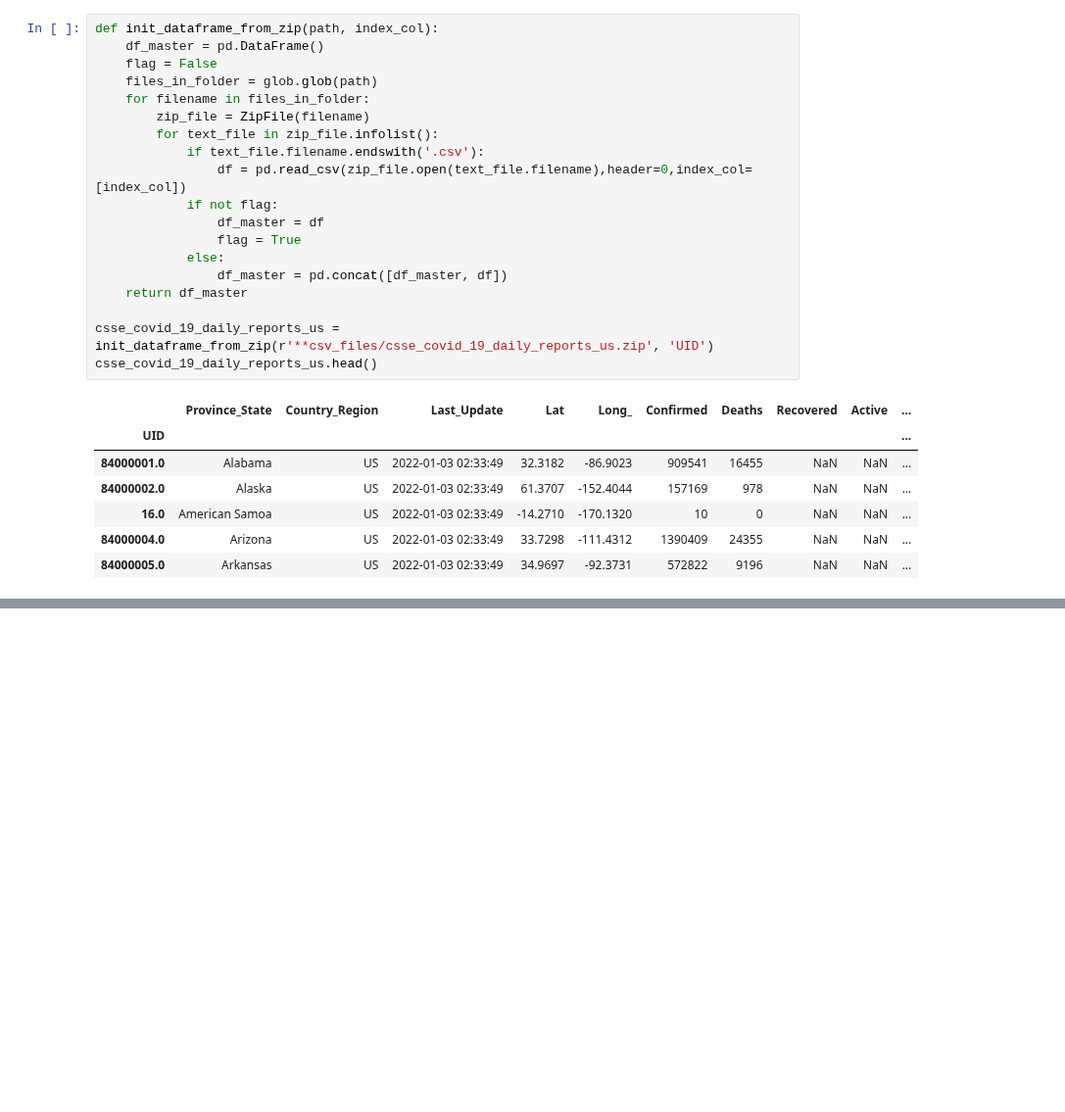
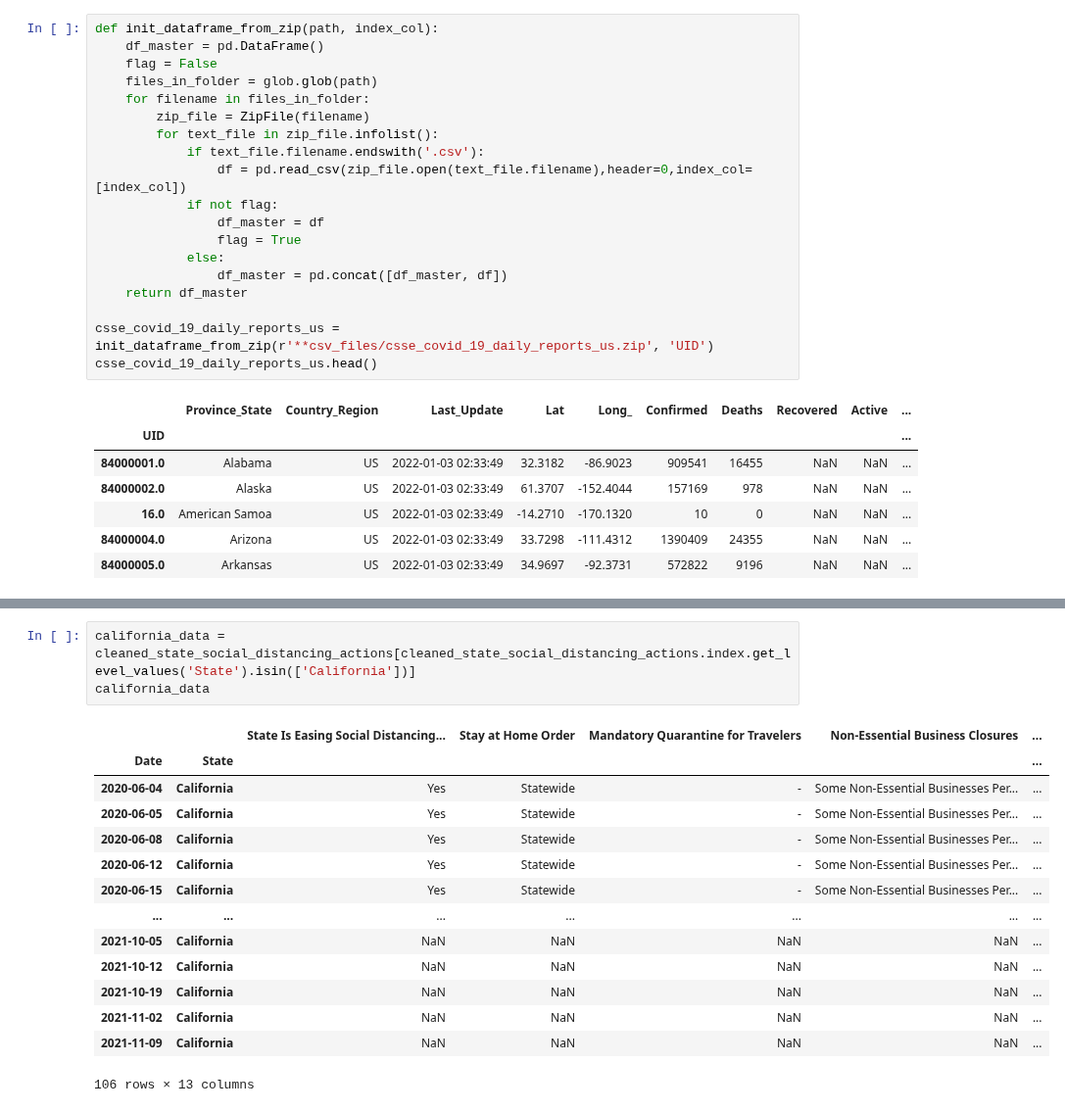
Before and after one commit to Sverre-rt/DATA200-grad_project, a Jupyter notebook: test.ipynb, the cells around one changed output, grey strips where cells are left out. Shown at 98% size. Drawn from its saved outputs; the diff is of its cells as text; blank space fills up the shorter version.

```diff
--- a/test.ipynb
+++ b/test.ipynb
@@ -65,0 +84,18 @@ TypeError: sort_index() got an unexpected keyword argument 'by'
+# %%
+california_data = cleaned_state_social_distancing_actions[cleaned_state_social_distancing_actions.index.get_level_values('State').isin(['California'])]
+california_data
+# %% [output]
+|  |  | State Is Easing Social Distancing... | Stay at Home Order | Mandatory Quarantine for Travelers | Non-Essential Business Closures | ... |
+| Date | State |  |  |  |  | ... |
+| 2020-06-04 | California | Yes | Statewide | - | Some Non-Essential Businesses Per... | ... |
+| 2020-06-05 | California | Yes | Statewide | - | Some Non-Essential Businesses Per... | ... |
+| 2020-06-08 | California | Yes | Statewide | - | Some Non-Essential Businesses Per... | ... |
+| 2020-06-12 | California | Yes | Statewide | - | Some Non-Essential Businesses Per... | ... |
+| 2020-06-15 | California | Yes | Statewide | - | Some Non-Essential Businesses Per... | ... |
+| ... | ... | ... | ... | ... | ... | ... |
+| 2021-10-05 | California | NaN | NaN | NaN | NaN | ... |
+| 2021-10-12 | California | NaN | NaN | NaN | NaN | ... |
+| 2021-10-19 | California | NaN | NaN | NaN | NaN | ... |
+| 2021-11-02 | California | NaN | NaN | NaN | NaN | ... |
+| 2021-11-09 | California | NaN | NaN | NaN | NaN | ... |
+106 rows × 13 columns
```
Also changed, not shown: parts of 2 cells of this notebook, 3 other files.
